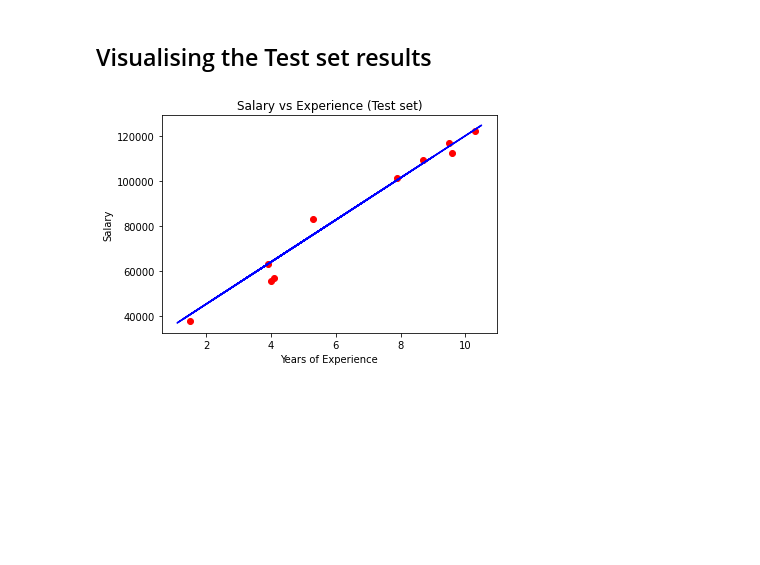
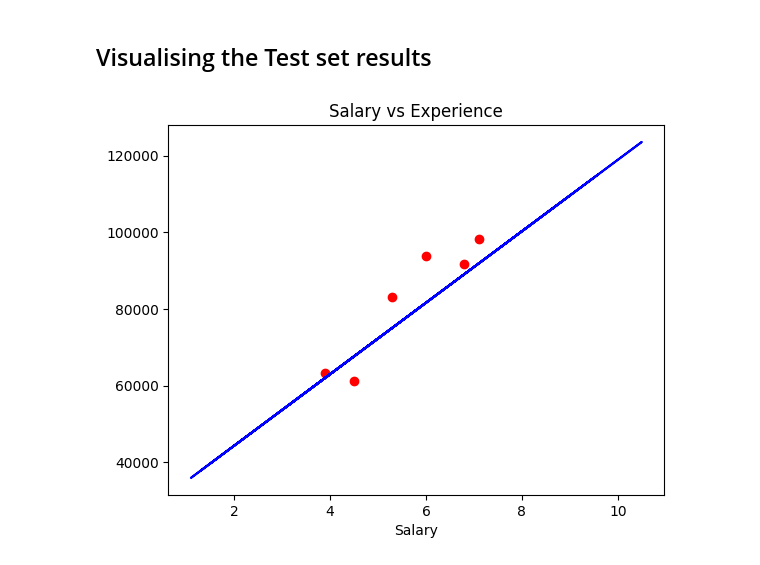
Before and after one commit to sumansinghs71/AirlLine-Routes, a Jupyter notebook: simple_linear_regression.ipynb, the cells around one changed output. Cells and saved outputs as stored; diff of their text form; code cells hidden in the pictures; blank space fills up the shorter version.

```diff
--- a/simple_linear_regression.ipynb
+++ b/simple_linear_regression.ipynb
@@ -18,7 +18,7 @@ y = dataset.iloc[:, -1].values
 ## Splitting the dataset into the Training set and Test set
 # %%
 from sklearn.model_selection import train_test_split
-X_train, X_test, y_train, y_test = train_test_split(X, y, test_size = 1/3, random_state = 0)
+X_train, X_test, y_train, y_test = train_test_split(X, y, test_size = 0.2, random_state = 0)
 # %% [markdown]
 ## Training the Simple Linear Regression model on the Training set
 # %%
@@ -45,11 +45,11 @@ plt.show()
 # %% [markdown]
 ## Visualising the Test set results
 # %%
-plt.scatter(X_test, y_test, color = 'red')
-plt.plot(X_train, regressor.predict(X_train), color = 'blue')
-plt.title('Salary vs Experience (Test set)')
-plt.xlabel('Years of Experience')
-plt.ylabel('Salary')
+plt.scatter(X_test,y_test,color='red')
+plt.plot(X_train, regressor.predict(X_train), color='blue')
+plt.title('Salary vs Experience')
+plt.xlabel('Years of Exp')
+plt.xlabel('Salary')
 plt.show()
 # %% [output]
-[figure, old version]
+[figure, new version]
```
Also changed, not shown: parts of 2 cells of this notebook.
